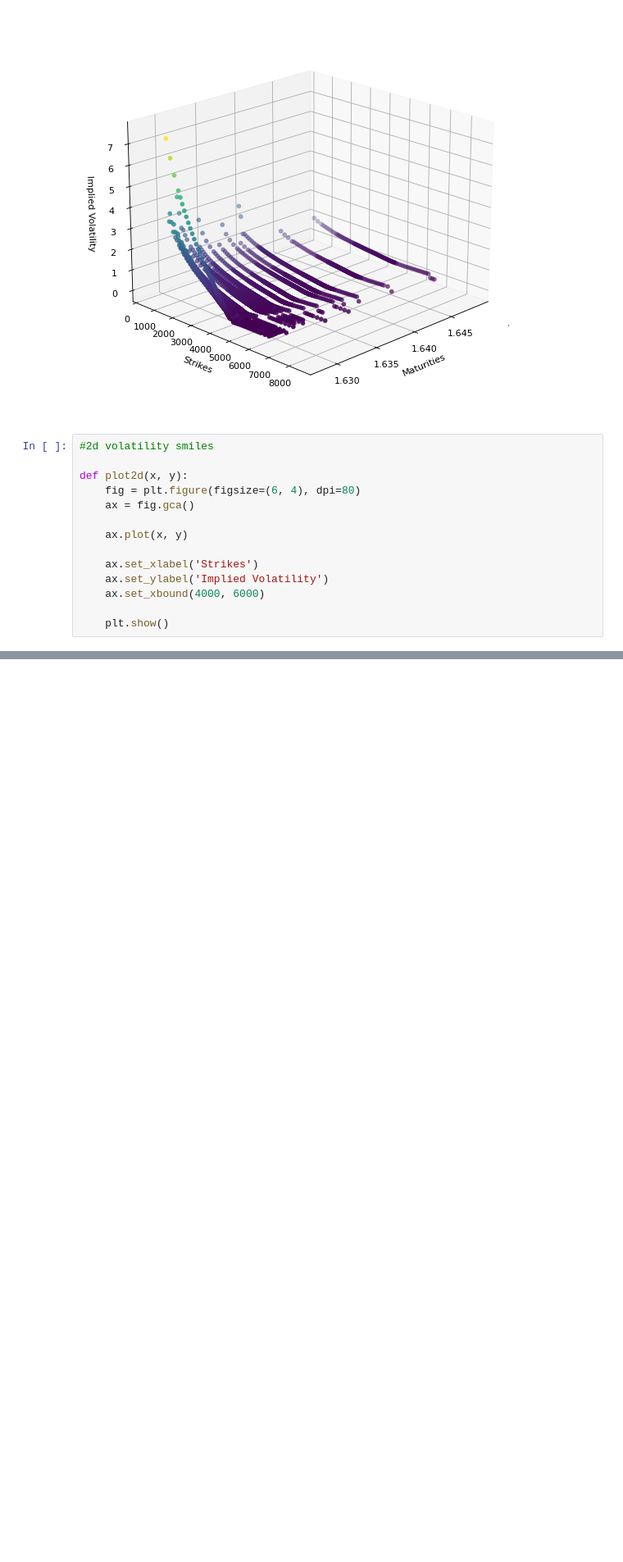
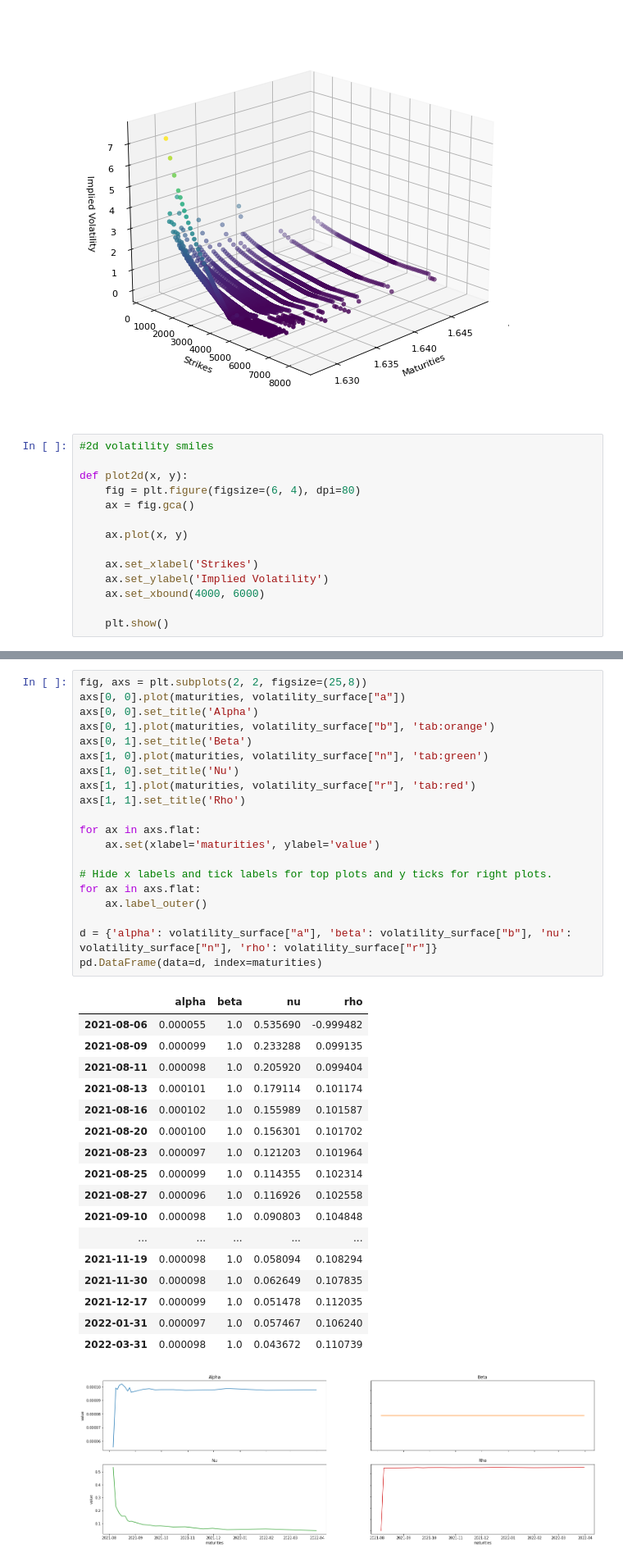
Before and after one commit to lucasomigli/SABR-volatility-models, a Jupyter notebook: ql_model.ipynb, the cells around one changed output, grey strips where cells are left out. Shown at 82% size. Saved outputs shown, nothing was run; the diff lists cells and outputs as text; blank space fills up the shorter version.

```diff
--- a/ql_model.ipynb
+++ b/ql_model.ipynb
@@ -172,0 +182,39 @@ plot3d(x, y, z, angle=45)
+# %%
+fig, axs = plt.subplots(2, 2, figsize=(25,8))
+axs[0, 0].plot(maturities, volatility_surface["a"])
+axs[0, 0].set_title('Alpha')
+axs[0, 1].plot(maturities, volatility_surface["b"], 'tab:orange')
+axs[0, 1].set_title('Beta')
+axs[1, 0].plot(maturities, volatility_surface["n"], 'tab:green')
+axs[1, 0].set_title('Nu')
+axs[1, 1].plot(maturities, volatility_surface["r"], 'tab:red')
+axs[1, 1].set_title('Rho')
+
+for ax in axs.flat:
+    ax.set(xlabel='maturities', ylabel='value')
+
+# Hide x labels and tick labels for top plots and y ticks for right plots.
+for ax in axs.flat:
+    ax.label_outer()
+
+d = {'alpha': volatility_surface["a"], 'beta': volatility_surface["b"], 'nu': volatility_surface["n"], 'rho': volatility_surface["r"]}
+pd.DataFrame(data=d, index=maturities)
+# %% [output]
+|  | alpha | beta | nu | rho |
+| 2021-08-06 | 0.000055 | 1.0 | 0.535690 | -0.999482 |
+| 2021-08-09 | 0.000099 | 1.0 | 0.233288 | 0.099135 |
+| 2021-08-11 | 0.000098 | 1.0 | 0.205920 | 0.099404 |
+| 2021-08-13 | 0.000101 | 1.0 | 0.179114 | 0.101174 |
+| 2021-08-16 | 0.000102 | 1.0 | 0.155989 | 0.101587 |
+| 2021-08-20 | 0.000100 | 1.0 | 0.156301 | 0.101702 |
+| 2021-08-23 | 0.000097 | 1.0 | 0.121203 | 0.101964 |
+| 2021-08-25 | 0.000099 | 1.0 | 0.114355 | 0.102314 |
+| 2021-08-27 | 0.000096 | 1.0 | 0.116926 | 0.102558 |
+| 2021-09-10 | 0.000098 | 1.0 | 0.090803 | 0.104848 |
+| ... | ... | ... | ... | ... |
+| 2021-11-19 | 0.000098 | 1.0 | 0.058094 | 0.108294 |
+| 2021-11-30 | 0.000098 | 1.0 | 0.062649 | 0.107835 |
+| 2021-12-17 | 0.000099 | 1.0 | 0.051478 | 0.112035 |
+| 2022-01-31 | 0.000097 | 1.0 | 0.057467 | 0.106240 |
+| 2022-03-31 | 0.000098 | 1.0 | 0.043672 | 0.110739 |
+[figure, added]
```
Also changed, not shown: parts of 2 cells of this notebook.
